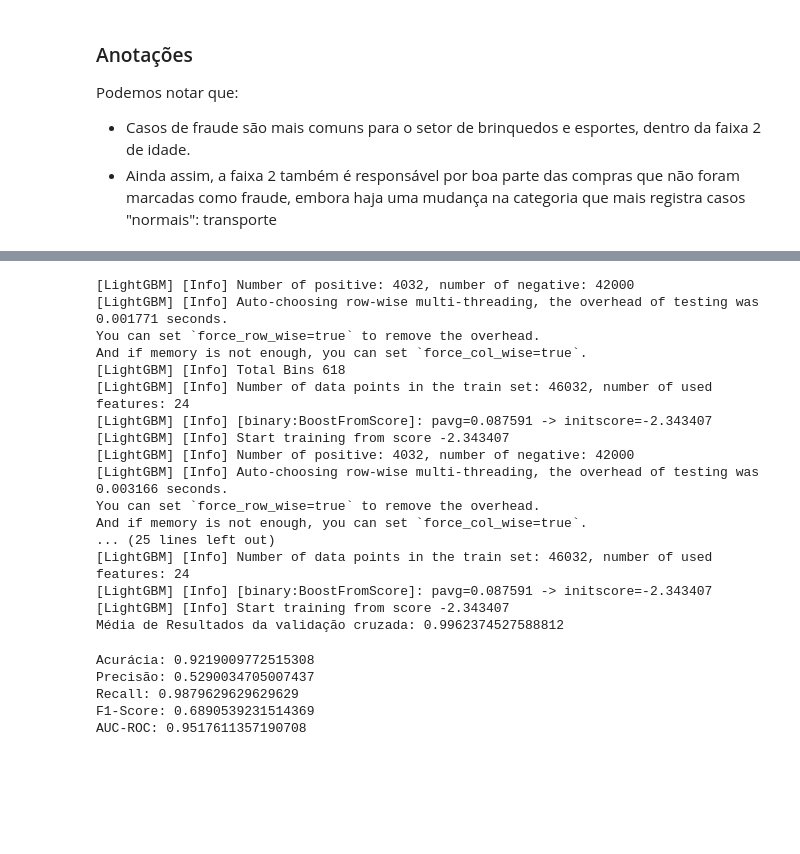
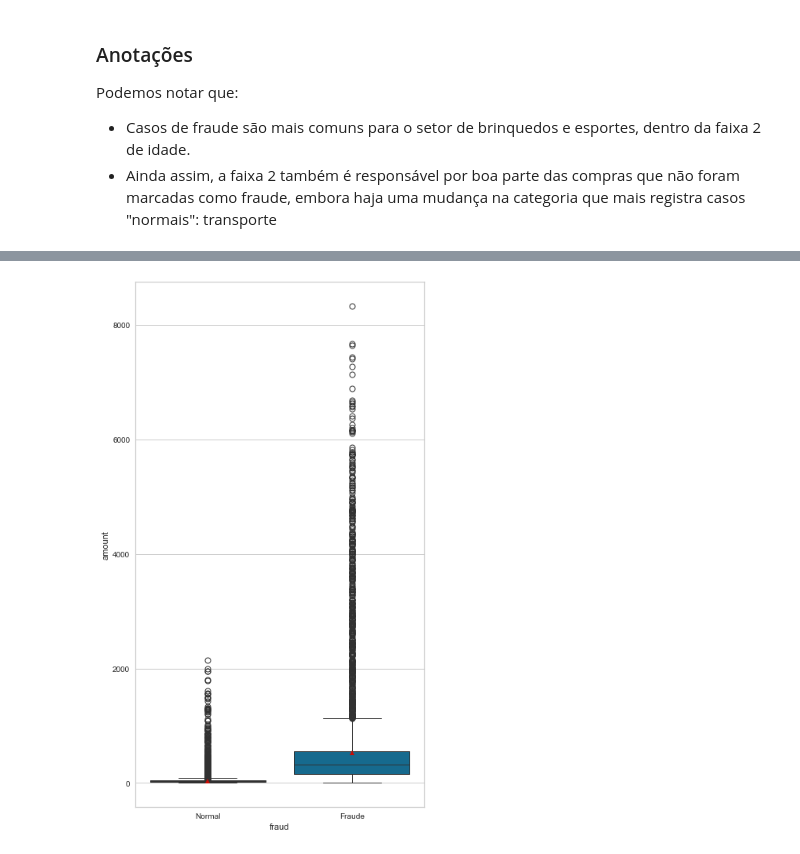
Before and after one commit to sergioneto12/TCC_UNIVESP_Model, a Jupyter notebook: index.ipynb, the cells around one changed output, grey strips where cells are left out. Saved outputs shown, nothing was run; the diff lists cells and outputs as text; code cells hidden in the pictures; blank space fills up the shorter version.

```diff
--- a/index.ipynb
+++ b/index.ipynb
@@ -265,9 +287,0 @@ Index(['step', 'customer', 'age', 'gender', 'zipcodeOri', 'merchant',
-# %%
-# Definindo novos intervalos (bins) para rebalancear a distribuição
-bins = [0, 20, 40, 60, 80, 100, 200, 400, 600, 800, 1000, 2000, 4000, 6000, 8000, 8400]
-labels = ['0-20', '20-40', '40-60', '60-80', '80-100', '100-200', '200-400', '400-600', '600-800', '800-1000', '1000-2000', '2000-4000', '4000-6000', '6000-8000', '8000-8400']
-
-# Criando uma nova coluna categorizada
-fraud_df['amount_category'] = pd.cut(fraud_df['amount'], bins=bins, labels=labels, include_lowest=True)
-
-# print(fraud_df['amount_category'].value_counts())
@@ -473,47 +288,11 @@ plt.show()
-# %%
-cv_scores = cross_val_score(model_auto_ml, x_train, y_train, cv=5, scoring='roc_auc')
-print(f'Média de Resultados da validação cruzada: {cv_scores.mean()}')
-# %% [output]
-[LightGBM] [Info] Number of positive: 4032, number of negative: 42000
-[LightGBM] [Info] Auto-choosing row-wise multi-threading, the overhead of testing was 0.001771 seconds.
-You can set `force_row_wise=true` to remove the overhead.
-And if memory is not enough, you can set `force_col_wise=true`.
-[LightGBM] [Info] Total Bins 618
-[LightGBM] [Info] Number of data points in the train set: 46032, number of used features: 24
-[LightGBM] [Info] [binary:BoostFromScore]: pavg=0.087591 -> initscore=-2.343407
-[LightGBM] [Info] Start training from score -2.343407
-[LightGBM] [Info] Number of positive: 4032, number of negative: 42000
-[LightGBM] [Info] Auto-choosing row-wise multi-threading, the overhead of testing was 0.003166 seconds.
-You can set `force_row_wise=true` to remove the overhead.
-And if memory is not enough, you can set `force_col_wise=true`.
-... (25 lines left out)
-[LightGBM] [Info] Number of data points in the train set: 46032, number of used features: 24
-[LightGBM] [Info] [binary:BoostFromScore]: pavg=0.087591 -> initscore=-2.343407
-[LightGBM] [Info] Start training from score -2.343407
-Média de Resultados da validação cruzada: 0.9962374527588812
-# %%
-# Random Forest Classifier
-rf = RandomForestClassifier(max_depth=5, min_samples_split=8, n_estimators=50, class_weight='balanced', random_state=42)
-model = rf.fit(x_train, y_train)
-
-y_pred = model.predict(x_test)
-# accuracy_score(y_test, y_pred)
-
-# Avaliar o modelo
-accuracy = accuracy_score(y_test, y_pred)
-precision = precision_score(y_test, y_pred)
-recall = recall_score(y_test, y_pred)
-f1 = f1_score(y_test, y_pred)
-roc_auc = roc_auc_score(y_test, y_pred)
-
-print(f"Acurácia: {accuracy}")
-print(f"Precisão: {precision}")
-print(f"Recall: {recall}")
-print(f"F1-Score: {f1}")
-print(f"AUC-ROC: {roc_auc}")
-# %% [output]
-Acurácia: 0.9219009772515308
-Precisão: 0.5290034705007437
-Recall: 0.9879629629629629
-F1-Score: 0.6890539231514369
-AUC-ROC: 0.9517611357190708
+# %%
+fig, ax = plt.subplots(figsize=(6, 10), sharex=True)
+
+sns.boxplot(x='fraud', y='amount', data=fraud_df, showmeans=True, ax=ax)
+# plt.ylim((-20, 400))
+plt.xticks([0, 1], ['Normal', 'Fraude'])
+
+plt.tight_layout()
+plt.show()
+# %% [output]
+[figure, added]
```
Also changed, not shown: parts of 74 cells of this notebook, 3 other files.
